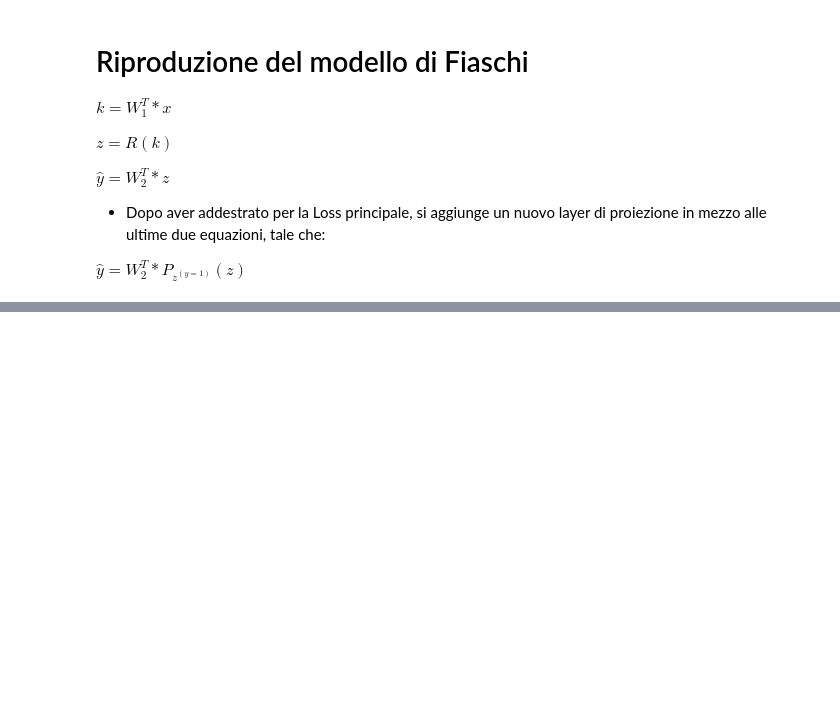
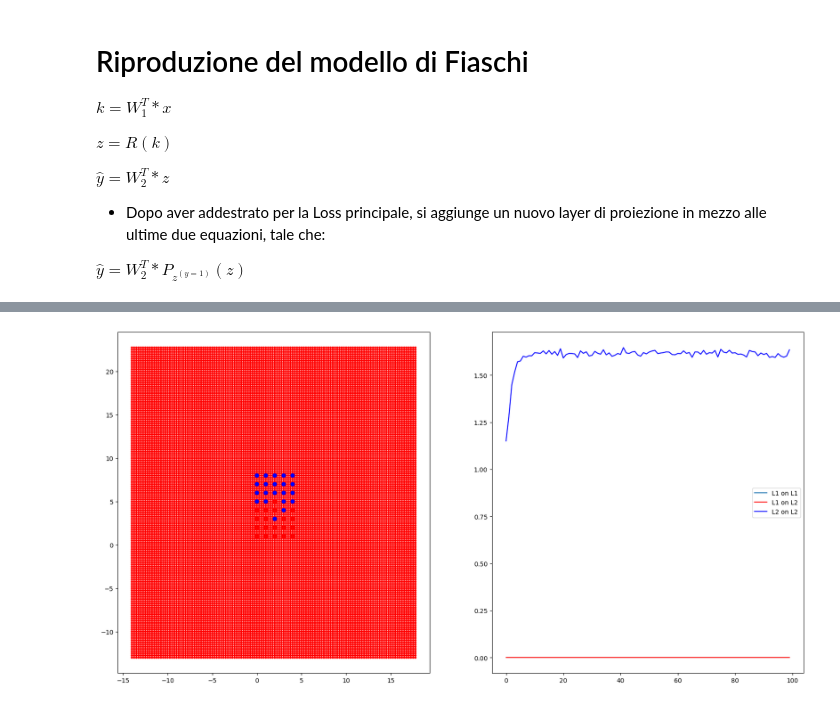
Before and after one commit to PatatoBy/SEAI, a Jupyter notebook: matteo_playground.ipynb, the cells around one changed output, grey strips where cells are left out. Saved outputs shown, nothing was run; the diff lists cells and outputs as text; code cells hidden in the pictures; blank space fills up the shorter version.

```diff
--- a/matteo_playground.ipynb
+++ b/matteo_playground.ipynb
@@ -201,0 +189,25 @@ print_space_2(modello, ds, err_L1_L1, err_L1_L2, err_L2_L2)
+# %%
+torch.manual_seed(666)
+modello = ModelloFiaschi(2,1,1000)
+ds = Dataset(8, True)
+dl = ds.get_dataloader()
+dl1, dl0 = ds.get_separated_dataloaders()
+# %%
+err_L1_L1 = []
+err_L1_L2 = []
+err_L2_L2 = []
+
+
+for _ in range(100):
+    err_L1_L1.append(modello.train_on_L1(dl1))
+    modello.generate_orthogonal_base(dl1)
+
+    modello.train_on_L2(dl0)
+
+    err_L1_L2.append(modello.error_L1(dl1))
+    err_L2_L2.append(modello.error_L1(dl0))
+
+
+print_space(modello, ds, err_L1_L1, err_L1_L2, err_L2_L2)
+# %% [output]
+[figure, added]
```
Also changed, not shown: parts of 5 cells of this notebook, 2 other files.
